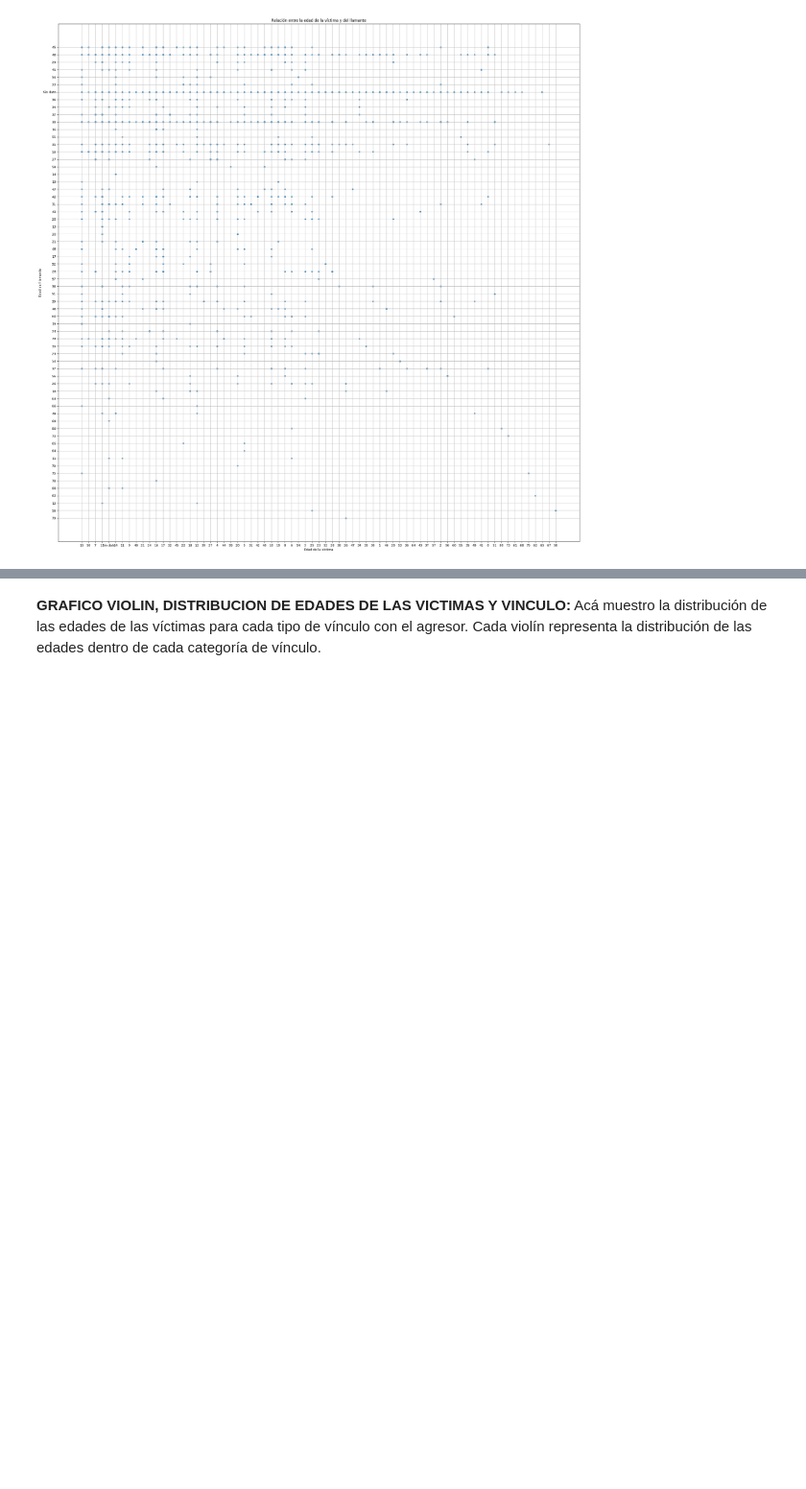
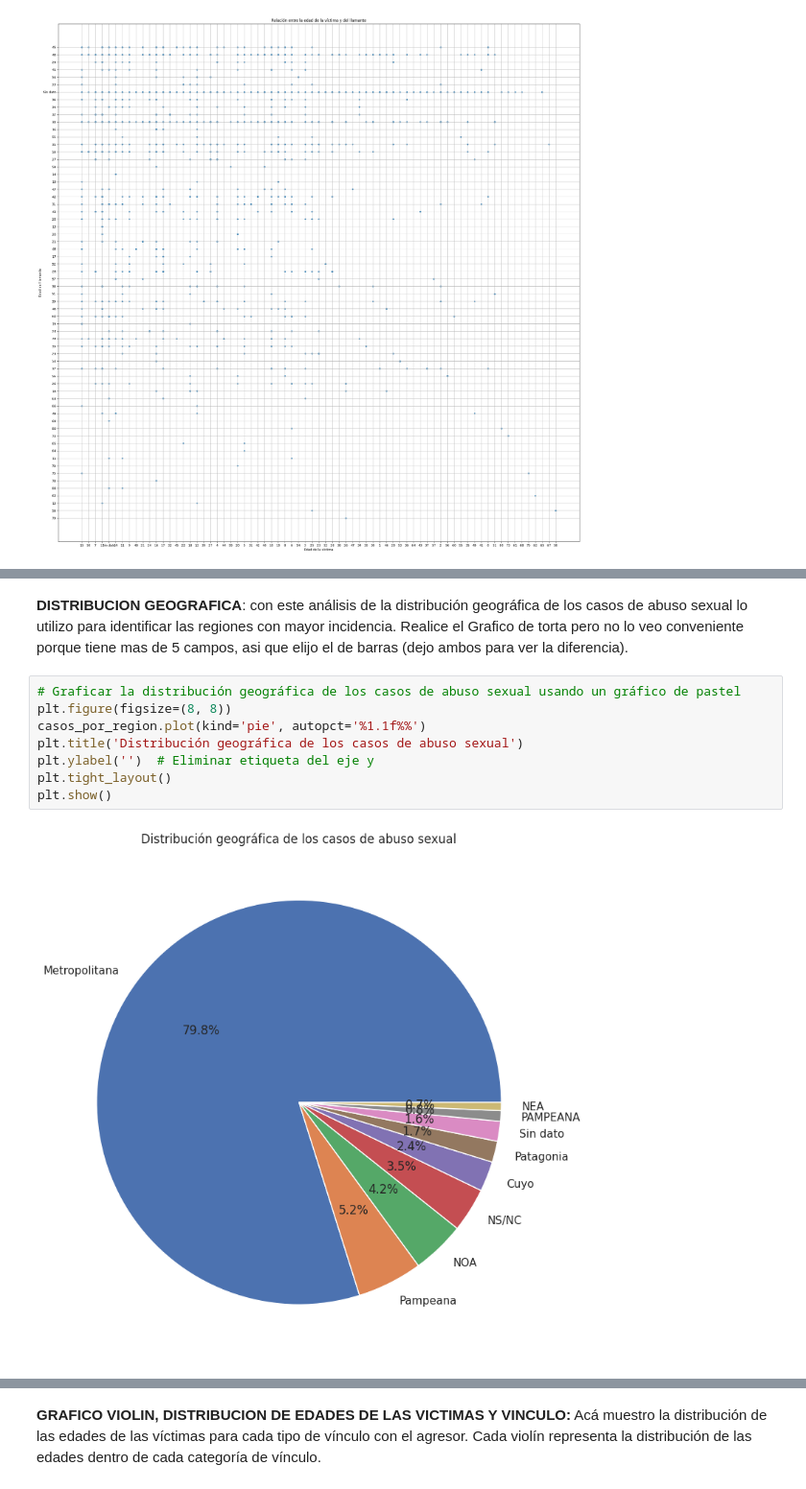
Before and after one commit to originarsemkt/DATA-SCIENCE, a Jupyter notebook: Primera_entrega.ipynb, the cells around one changed output, grey strips where cells are left out. Shown at 96% size. Cells and saved outputs as stored; diff of their text form; blank space fills up the shorter version.

Commit message:
agrego analisis y gráficos útiles

```diff
--- a/Primera_entrega.ipynb
+++ b/Primera_entrega.ipynb
@@ -246,0 +311,12 @@ plt.show()
+# %% [markdown]
+**DISTRIBUCION GEOGRAFICA**: con este análisis de la distribución geográfica de los casos de abuso sexual lo utilizo para identificar las regiones con mayor incidencia. Realice el Grafico de torta pero no lo veo conveniente porque tiene mas de 5 campos, asi que elijo el de barras (dejo ambos para ver la diferencia).
+# %%
+# Graficar la distribución geográfica de los casos de abuso sexual usando un gráfico de pastel
+plt.figure(figsize=(8, 8))
+casos_por_region.plot(kind='pie', autopct='%1.1f%%')
+plt.title('Distribución geográfica de los casos de abuso sexual')
+plt.ylabel('')  # Eliminar etiqueta del eje y
+plt.tight_layout()
+plt.show()
+# %% [output]
+[figure, added]
```
Also changed, not shown: parts of 4 cells of this notebook.
